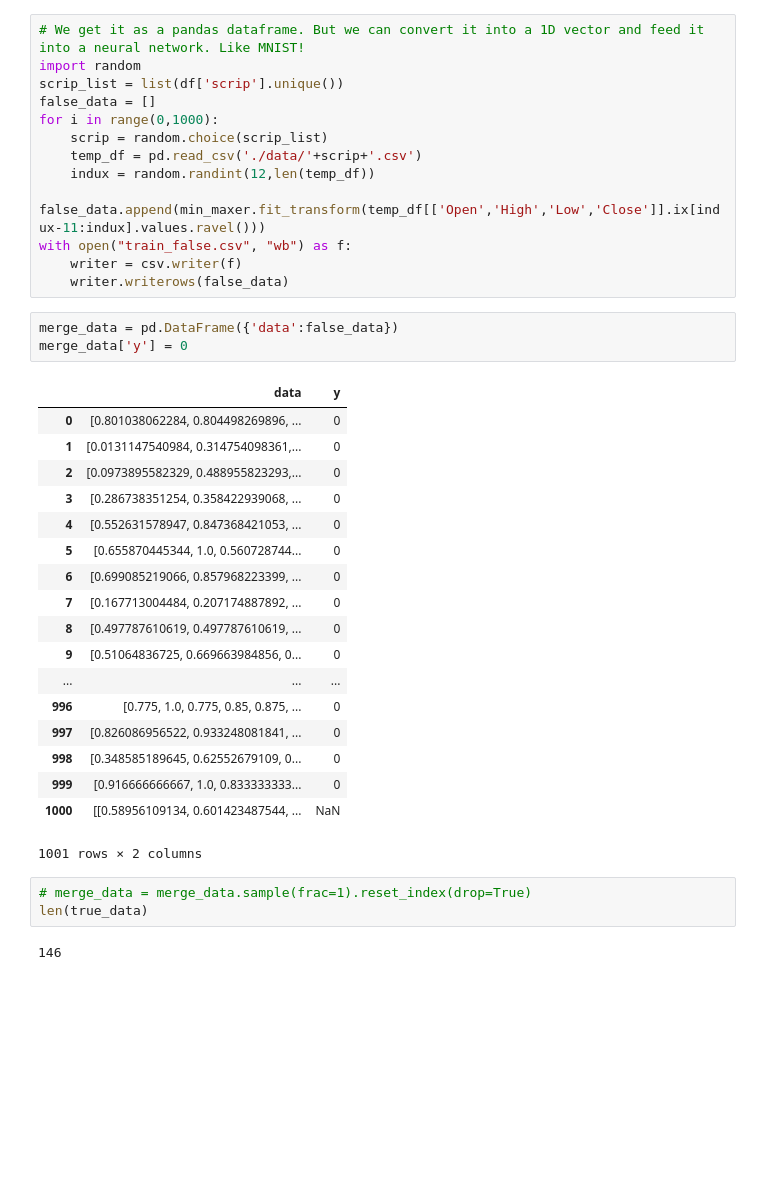
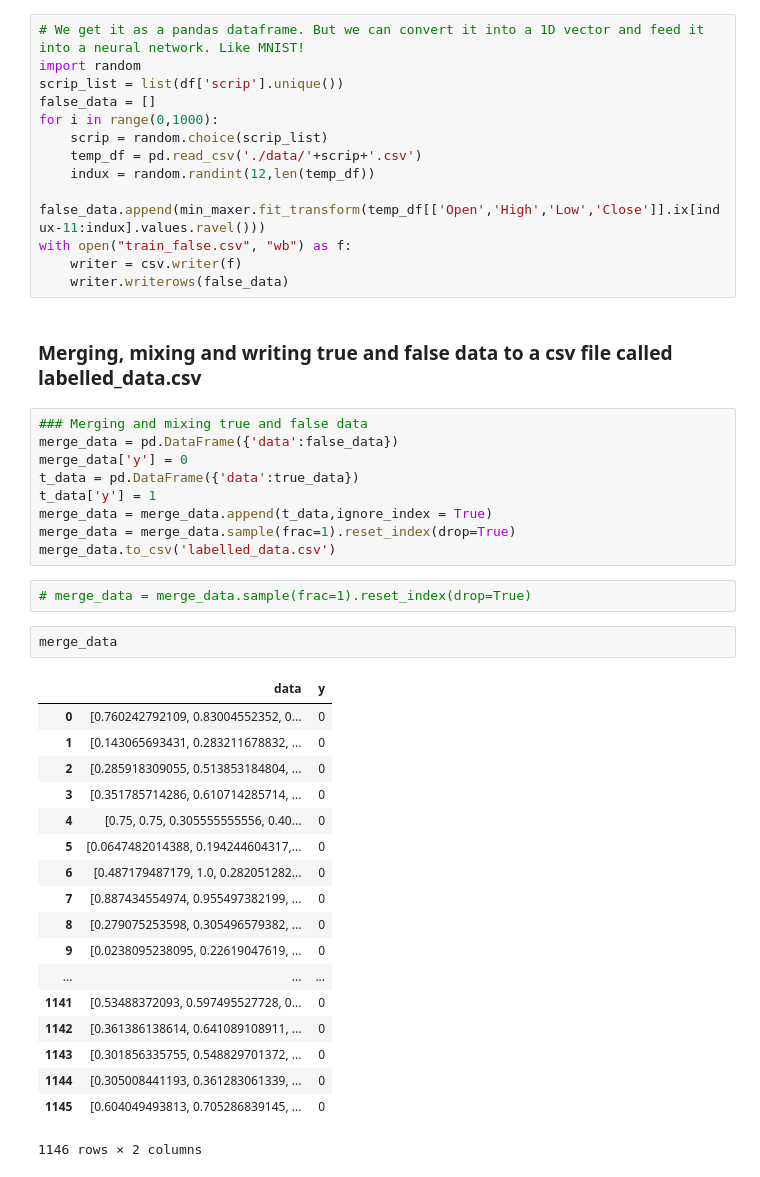
Before and after one commit to chellaram/Technical-, a Jupyter notebook: data_maker.ipynb, the cells around one changed output. Cells and saved outputs as stored; diff of their text form; blank space fills up the shorter version.

Commit message:
Made training data

```diff
--- a/data_maker.ipynb
+++ b/data_maker.ipynb
@@ -36,30 +36,37 @@ for i in range(0,1000):
 with open("train_false.csv", "wb") as f:
     writer = csv.writer(f)
     writer.writerows(false_data)
-# %%
-merge_data = pd.DataFrame({'data':false_data})
-merge_data['y'] = 0
-# %% [output]
-|  | data | y |
-| 0 | [0.801038062284, 0.804498269896, ... | 0 |
-| 1 | [0.0131147540984, 0.314754098361,... | 0 |
-| 2 | [0.0973895582329, 0.488955823293,... | 0 |
-| 3 | [0.286738351254, 0.358422939068, ... | 0 |
-| 4 | [0.552631578947, 0.847368421053, ... | 0 |
-| 5 | [0.655870445344, 1.0, 0.560728744... | 0 |
-| 6 | [0.699085219066, 0.857968223399, ... | 0 |
-| 7 | [0.167713004484, 0.207174887892, ... | 0 |
-| 8 | [0.497787610619, 0.497787610619, ... | 0 |
-| 9 | [0.51064836725, 0.669663984856, 0... | 0 |
-| ... | ... | ... |
-| 996 | [0.775, 1.0, 0.775, 0.85, 0.875, ... | 0 |
-| 997 | [0.826086956522, 0.933248081841, ... | 0 |
-| 998 | [0.348585189645, 0.62552679109, 0... | 0 |
-| 999 | [0.916666666667, 1.0, 0.833333333... | 0 |
-| 1000 | [[0.58956109134, 0.601423487544, ... | NaN |
-1001 rows × 2 columns
+# %% [markdown]
+### Merging, mixing and writing true and false data to a csv file called labelled_data.csv
+# %%
+### Merging and mixing true and false data
+merge_data = pd.DataFrame({'data':false_data})
+merge_data['y'] = 0
+t_data = pd.DataFrame({'data':true_data})
+t_data['y'] = 1
+merge_data = merge_data.append(t_data,ignore_index = True)
+merge_data = merge_data.sample(frac=1).reset_index(drop=True)
+merge_data.to_csv('labelled_data.csv')
 # %%
 # merge_data = merge_data.sample(frac=1).reset_index(drop=True)
-len(true_data)
-# %% [output]
-146
+# %%
+merge_data
+# %% [output]
+|  | data | y |
+| 0 | [0.760242792109, 0.83004552352, 0... | 0 |
+| 1 | [0.143065693431, 0.283211678832, ... | 0 |
+| 2 | [0.285918309055, 0.513853184804, ... | 0 |
+| 3 | [0.351785714286, 0.610714285714, ... | 0 |
+| 4 | [0.75, 0.75, 0.305555555556, 0.40... | 0 |
+| 5 | [0.0647482014388, 0.194244604317,... | 0 |
+| 6 | [0.487179487179, 1.0, 0.282051282... | 0 |
+| 7 | [0.887434554974, 0.955497382199, ... | 0 |
+| 8 | [0.279075253598, 0.305496579382, ... | 0 |
+| 9 | [0.0238095238095, 0.22619047619, ... | 0 |
+| ... | ... | ... |
+| 1141 | [0.53488372093, 0.597495527728, 0... | 0 |
+| 1142 | [0.361386138614, 0.641089108911, ... | 0 |
+| 1143 | [0.301856335755, 0.548829701372, ... | 0 |
+| 1144 | [0.305008441193, 0.361283061339, ... | 0 |
+| 1145 | [0.604049493813, 0.705286839145, ... | 0 |
+1146 rows × 2 columns
```
Also changed, not shown: 2 other files.
